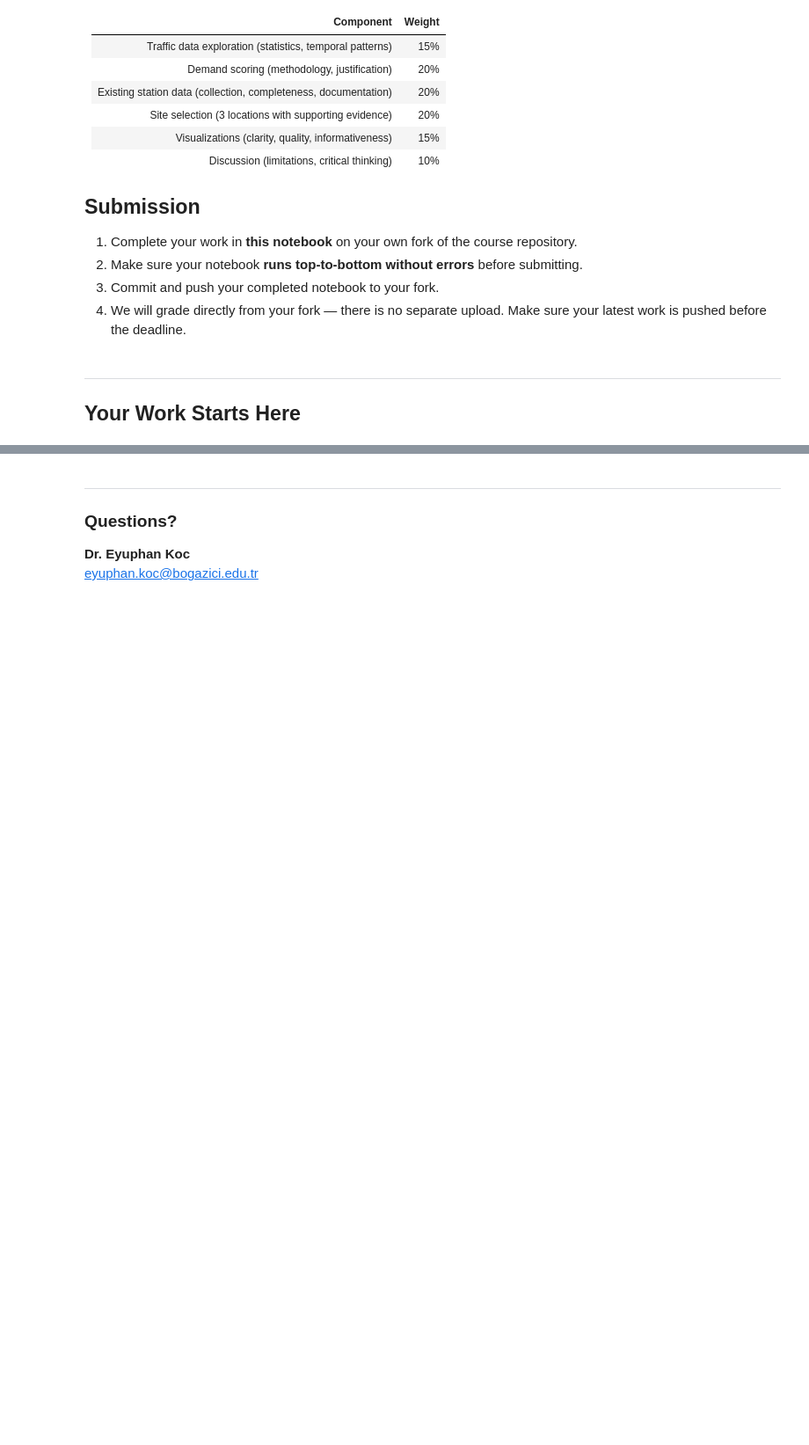
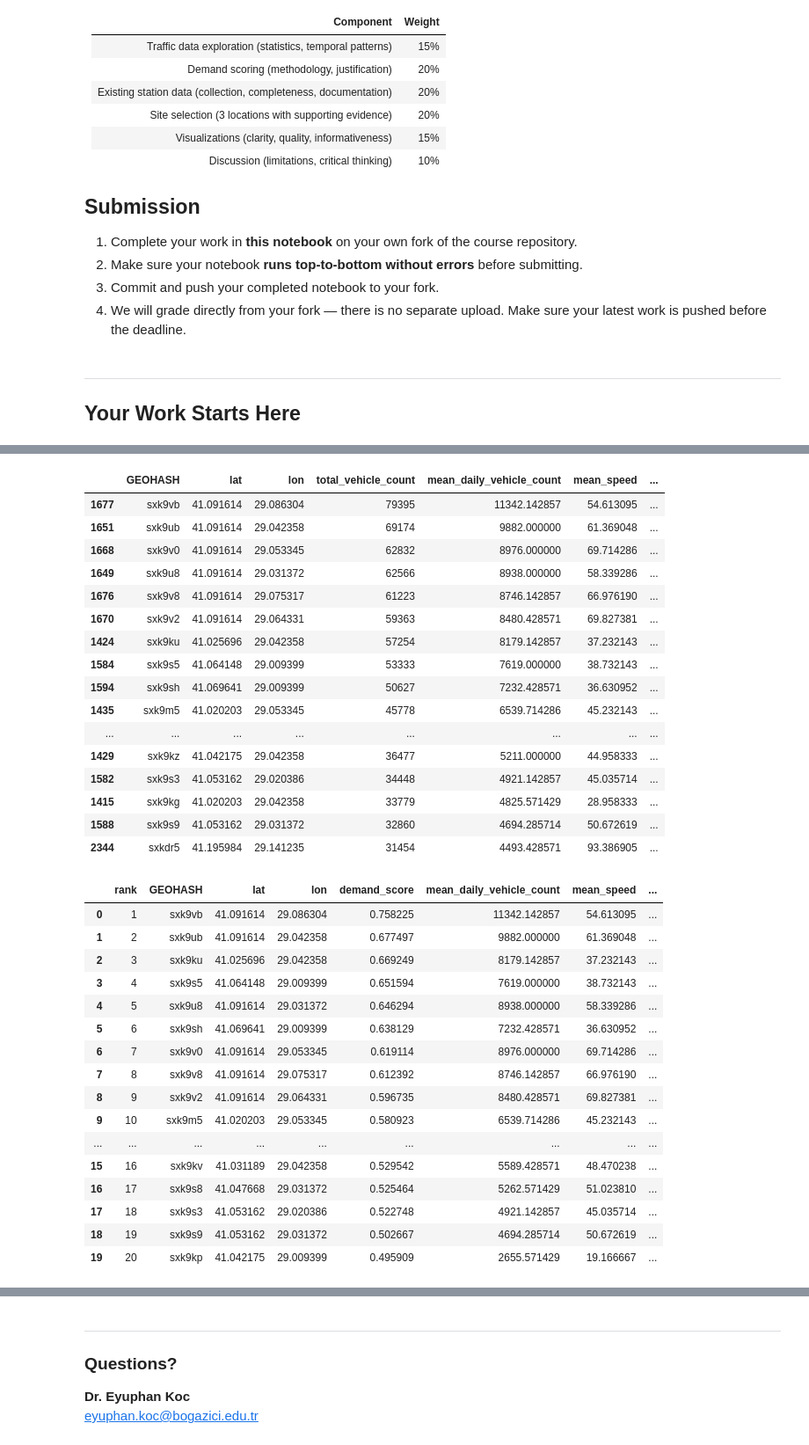
Before and after one commit to boralitost/CE49X, a Jupyter notebook: Week03_NumPy_Pandas/lab/Lab03_Gas_Station_Location.ipynb, the cells around one changed output, grey strips where cells are left out. Shown at 88% size. Saved outputs shown, nothing was run; the diff lists cells and outputs as text; code cells hidden in the pictures; blank space fills up the shorter version.

Commit message:
Lab 3: Gas station location analysis - traffic data, demand scoring, Google Places API, 3 proposed sites, visualizations
Made-with: Cursor

```diff
--- a/Week03_NumPy_Pandas/lab/Lab03_Gas_Station_Location.ipynb
+++ b/Week03_NumPy_Pandas/lab/Lab03_Gas_Station_Location.ipynb
@@ -341,0 +330,79 @@ If I could add one more dataset, I would choose **parcel-level zoning and land-c
+# %%
+# === 5. Visualizations and display ===
+# Temporal patterns
+hourly = traffic.groupby("hour", as_index=False)["NUMBER_OF_VEHICLES"].mean()
+dow_order = ["Monday","Tuesday","Wednesday","Thursday","Friday","Saturday","Sunday"]
+by_day = traffic.groupby("dow", as_index=False)["NUMBER_OF_VEHICLES"].mean()
+by_day["dow"] = pd.Categorical(by_day["dow"], categories=dow_order, ordered=True)
+by_day = by_day.sort_values("dow")
+fig1 = px.line(hourly, x="hour", y="NUMBER_OF_VEHICLES", markers=True, title="Average Traffic by Hour")
+fig1.write_html(OUTPUT_DIR / "traffic_by_hour.html", include_plotlyjs="cdn")
+fig2 = px.bar(by_day, x="dow", y="NUMBER_OF_VEHICLES", title="Average Traffic by Day of Week")
+fig2.write_html(OUTPUT_DIR / "traffic_by_day.html", include_plotlyjs="cdn")
+
+# Proposed locations hourly
+subset = traffic[traffic[loc_col].isin(proposed[loc_col])]
+by_site = subset.groupby([loc_col, "hour"], as_index=False)["NUMBER_OF_VEHICLES"].mean()
+fig3 = px.line(by_site, x="hour", y="NUMBER_OF_VEHICLES", color=loc_col, markers=True, title="Hourly Traffic at Proposed Locations")
+fig3.write_html(OUTPUT_DIR / "proposed_hourly.html", include_plotlyjs="cdn")
+
+# Map
+m = folium.Map(location=[41.03, 29.0], zoom_start=10, tiles="cartodbpositron")
+HeatMap(loc[["lat","lon","demand_score"]].values.tolist(), radius=9, blur=12).add_to(m)
+for _, s in stations.sample(min(len(stations), 600), random_state=42).iterrows():
+    folium.CircleMarker([s["lat"], s["lon"]], radius=1.8, color="blue", fill=True, fill_opacity=0.35, weight=1,
+        popup=folium.Popup(f"<b>{s.get('name','Gas station')}</b><br>{s.get('address','')}", max_width=250)).add_to(m)
+for i, r in proposed.iterrows():
+    folium.Marker([r["lat"], r["lon"]], popup=f"Proposed #{i+1}<br>District: {r['district']}<br>Demand: {r['demand_score']:.3f}<br>Nearest: {r['nearest_station_km']:.2f} km",
+        icon=folium.Icon(color="red", icon="star")).add_to(m)
+m.save(OUTPUT_DIR / "demand_station_map.html")
+# %%
+# Top 20 by total vehicle count
+top20 = loc.sort_values("total_vehicle_count", ascending=False).head(20)
+display(top20[["GEOHASH","lat","lon","total_vehicle_count","mean_daily_vehicle_count","mean_speed","peak_hour_vehicle_count","demand_score","nearest_station_km"]])
+
+# Top 20 by demand score (rank all locations)
+ranked = loc.sort_values("demand_score", ascending=False).reset_index(drop=True)
+ranked.insert(0, "rank", np.arange(1, len(ranked) + 1))
+display(ranked.head(20)[["rank","GEOHASH","lat","lon","demand_score","mean_daily_vehicle_count","mean_speed","nearest_station_km"]])
+
+# Final 3 proposed locations
+display(proposed[["GEOHASH","lat","lon","district","demand_score","nearest_station_km","mean_daily_vehicle_count","mean_speed","underserved_score"]])
+
+# Interactive map (inline)
+m
+# %% [output]
+|  | GEOHASH | lat | lon | total_vehicle_count | mean_daily_vehicle_count | mean_speed | ... |
+| 1677 | sxk9vb | 41.091614 | 29.086304 | 79395 | 11342.142857 | 54.613095 | ... |
+| 1651 | sxk9ub | 41.091614 | 29.042358 | 69174 | 9882.000000 | 61.369048 | ... |
+| 1668 | sxk9v0 | 41.091614 | 29.053345 | 62832 | 8976.000000 | 69.714286 | ... |
+| 1649 | sxk9u8 | 41.091614 | 29.031372 | 62566 | 8938.000000 | 58.339286 | ... |
+| 1676 | sxk9v8 | 41.091614 | 29.075317 | 61223 | 8746.142857 | 66.976190 | ... |
+| 1670 | sxk9v2 | 41.091614 | 29.064331 | 59363 | 8480.428571 | 69.827381 | ... |
+| 1424 | sxk9ku | 41.025696 | 29.042358 | 57254 | 8179.142857 | 37.232143 | ... |
+| 1584 | sxk9s5 | 41.064148 | 29.009399 | 53333 | 7619.000000 | 38.732143 | ... |
+| 1594 | sxk9sh | 41.069641 | 29.009399 | 50627 | 7232.428571 | 36.630952 | ... |
+| 1435 | sxk9m5 | 41.020203 | 29.053345 | 45778 | 6539.714286 | 45.232143 | ... |
+| ... | ... | ... | ... | ... | ... | ... | ... |
+| 1429 | sxk9kz | 41.042175 | 29.042358 | 36477 | 5211.000000 | 44.958333 | ... |
+| 1582 | sxk9s3 | 41.053162 | 29.020386 | 34448 | 4921.142857 | 45.035714 | ... |
+| 1415 | sxk9kg | 41.020203 | 29.042358 | 33779 | 4825.571429 | 28.958333 | ... |
+| 1588 | sxk9s9 | 41.053162 | 29.031372 | 32860 | 4694.285714 | 50.672619 | ... |
+| 2344 | sxkdr5 | 41.195984 | 29.141235 | 31454 | 4493.428571 | 93.386905 | ... |
+|  | rank | GEOHASH | lat | lon | demand_score | mean_daily_vehicle_count | mean_speed | ... |
+| 0 | 1 | sxk9vb | 41.091614 | 29.086304 | 0.758225 | 11342.142857 | 54.613095 | ... |
+| 1 | 2 | sxk9ub | 41.091614 | 29.042358 | 0.677497 | 9882.000000 | 61.369048 | ... |
+| 2 | 3 | sxk9ku | 41.025696 | 29.042358 | 0.669249 | 8179.142857 | 37.232143 | ... |
+| 3 | 4 | sxk9s5 | 41.064148 | 29.009399 | 0.651594 | 7619.000000 | 38.732143 | ... |
+| 4 | 5 | sxk9u8 | 41.091614 | 29.031372 | 0.646294 | 8938.000000 | 58.339286 | ... |
+| 5 | 6 | sxk9sh | 41.069641 | 29.009399 | 0.638129 | 7232.428571 | 36.630952 | ... |
+| 6 | 7 | sxk9v0 | 41.091614 | 29.053345 | 0.619114 | 8976.000000 | 69.714286 | ... |
+| 7 | 8 | sxk9v8 | 41.091614 | 29.075317 | 0.612392 | 8746.142857 | 66.976190 | ... |
+| 8 | 9 | sxk9v2 | 41.091614 | 29.064331 | 0.596735 | 8480.428571 | 69.827381 | ... |
+| 9 | 10 | sxk9m5 | 41.020203 | 29.053345 | 0.580923 | 6539.714286 | 45.232143 | ... |
+| ... | ... | ... | ... | ... | ... | ... | ... | ... |
+| 15 | 16 | sxk9kv | 41.031189 | 29.042358 | 0.529542 | 5589.428571 | 48.470238 | ... |
+| 16 | 17 | sxk9s8 | 41.047668 | 29.031372 | 0.525464 | 5262.571429 | 51.023810 | ... |
+| 17 | 18 | sxk9s3 | 41.053162 | 29.020386 | 0.522748 | 4921.142857 | 45.035714 | ... |
+| 18 | 19 | sxk9s9 | 41.053162 | 29.031372 | 0.502667 | 4694.285714 | 50.672619 | ... |
+| 19 | 20 | sxk9kp | 41.042175 | 29.009399 | 0.495909 | 2655.571429 | 19.166667 | ... |
```
Also changed, not shown: parts of 12 cells of this notebook, 8 other files.
